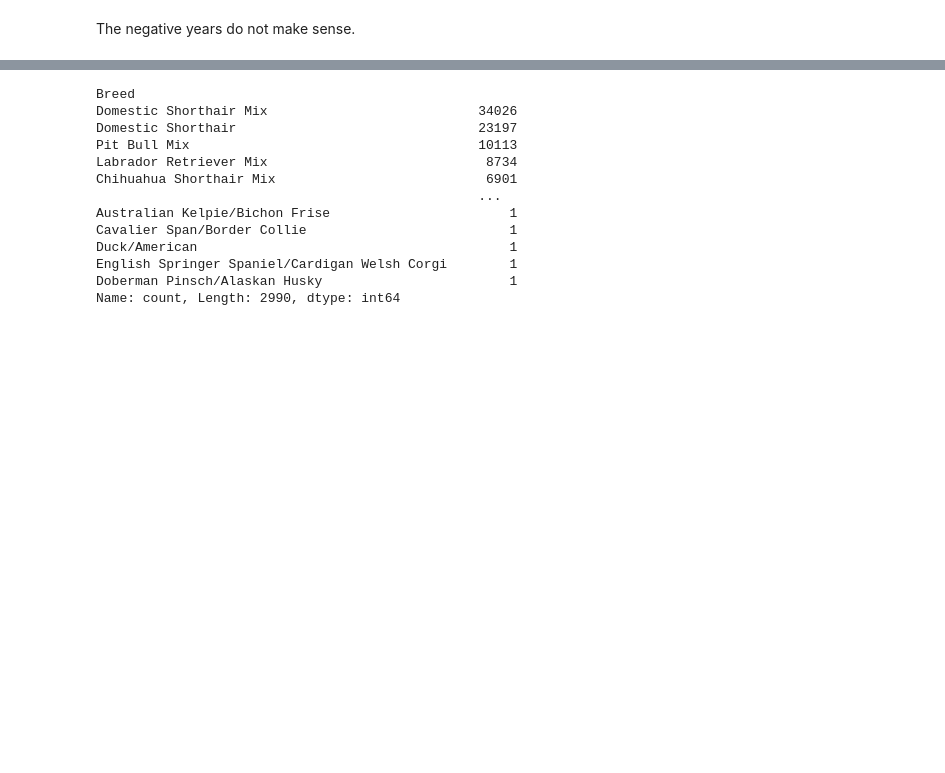
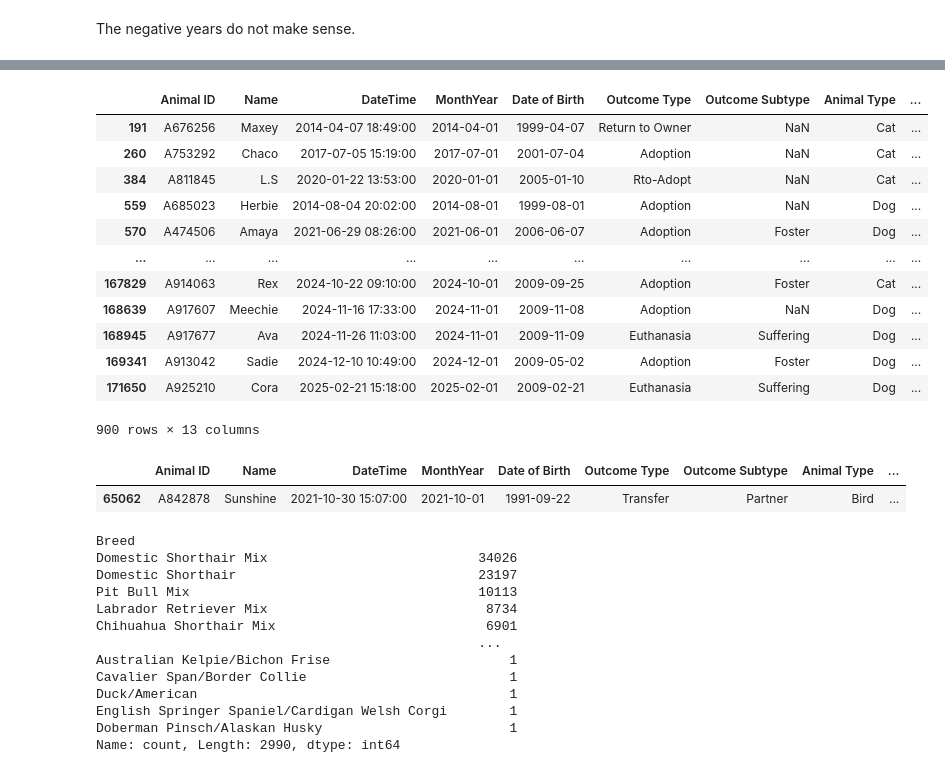
Before and after one commit to 607brendon/kaggle-pandas-tutorial, a Jupyter notebook: austin-animal-center-outcomes-eda.ipynb, the cells around one changed output, grey strips where cells are left out. Cells and saved outputs as stored; diff of their text form; code cells hidden in the pictures; blank space fills up the shorter version.

```diff
--- a/austin-animal-center-outcomes-eda.ipynb
+++ b/austin-animal-center-outcomes-eda.ipynb
@@ -420,3 +441,24 @@ Timedelta('-1548 days +11:53:00')
+# %%
+df[df['age_upon_outcome_days'] > 15*365]
+# %% [output]
+|  | Animal ID | Name | DateTime | MonthYear | Date of Birth | Outcome Type | Outcome Subtype | Animal Type | ... |
+| 191 | A676256 | Maxey | 2014-04-07 18:49:00 | 2014-04-01 | 1999-04-07 | Return to Owner | NaN | Cat | ... |
+| 260 | A753292 | Chaco | 2017-07-05 15:19:00 | 2017-07-01 | 2001-07-04 | Adoption | NaN | Cat | ... |
+| 384 | A811845 | L.S | 2020-01-22 13:53:00 | 2020-01-01 | 2005-01-10 | Rto-Adopt | NaN | Cat | ... |
+| 559 | A685023 | Herbie | 2014-08-04 20:02:00 | 2014-08-01 | 1999-08-01 | Adoption | NaN | Dog | ... |
+| 570 | A474506 | Amaya | 2021-06-29 08:26:00 | 2021-06-01 | 2006-06-07 | Adoption | Foster | Dog | ... |
+| ... | ... | ... | ... | ... | ... | ... | ... | ... | ... |
+| 167829 | A914063 | Rex | 2024-10-22 09:10:00 | 2024-10-01 | 2009-09-25 | Adoption | Foster | Cat | ... |
+| 168639 | A917607 | Meechie | 2024-11-16 17:33:00 | 2024-11-01 | 2009-11-08 | Adoption | NaN | Dog | ... |
+| 168945 | A917677 | Ava | 2024-11-26 11:03:00 | 2024-11-01 | 2009-11-09 | Euthanasia | Suffering | Dog | ... |
+| 169341 | A913042 | Sadie | 2024-12-10 10:49:00 | 2024-12-01 | 2009-05-02 | Adoption | Foster | Dog | ... |
+| 171650 | A925210 | Cora | 2025-02-21 15:18:00 | 2025-02-01 | 2009-02-21 | Euthanasia | Suffering | Dog | ... |
+900 rows × 13 columns
+# %%
+df[df['age_upon_outcome_days'] == df['age_upon_outcome_days'].max()]
+# %% [output]
+|  | Animal ID | Name | DateTime | MonthYear | Date of Birth | Outcome Type | Outcome Subtype | Animal Type | ... |
+| 65062 | A842878 | Sunshine | 2021-10-30 15:07:00 | 2021-10-01 | 1991-09-22 | Transfer | Partner | Bird | ... |
 # %%
 df['Breed'].value_counts()
 # %% [output]
```
Also changed, not shown: parts of 5 cells of this notebook.
